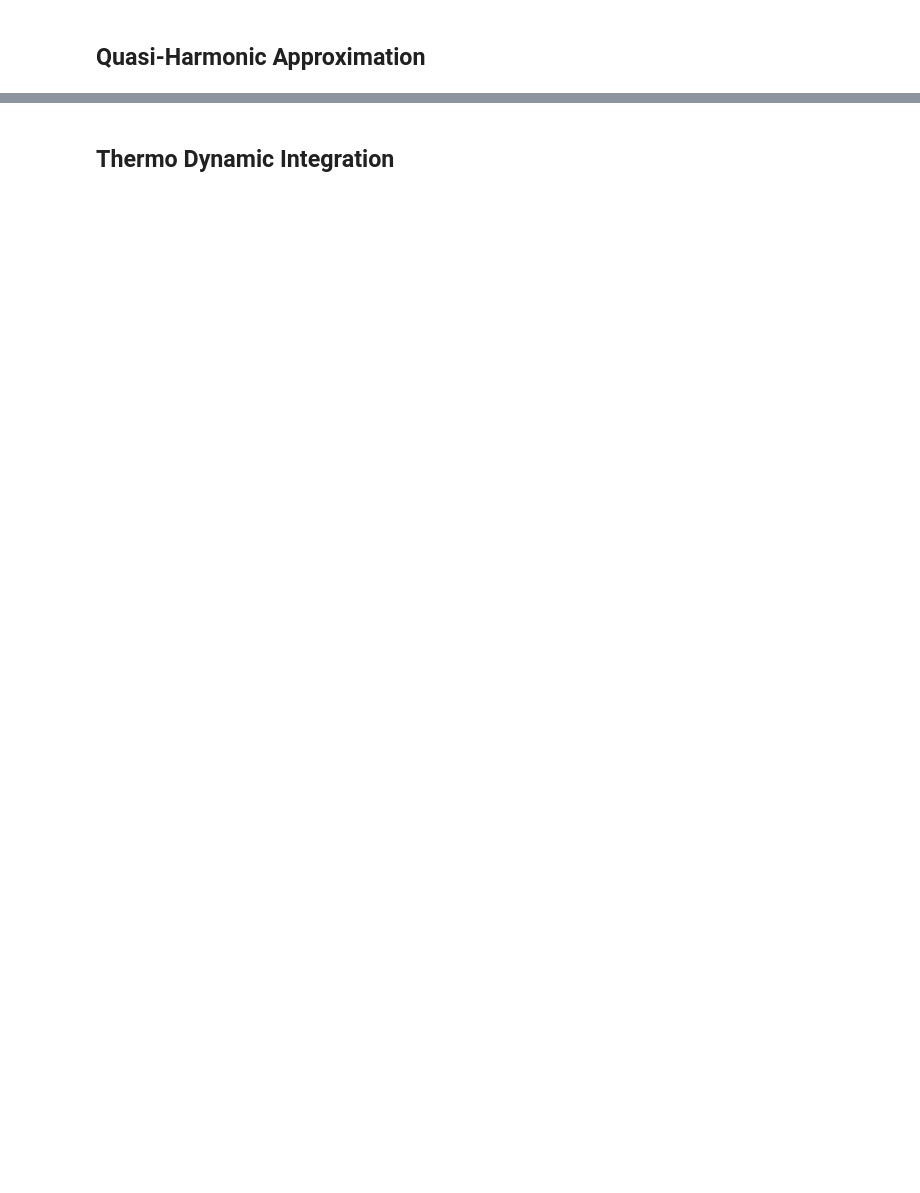
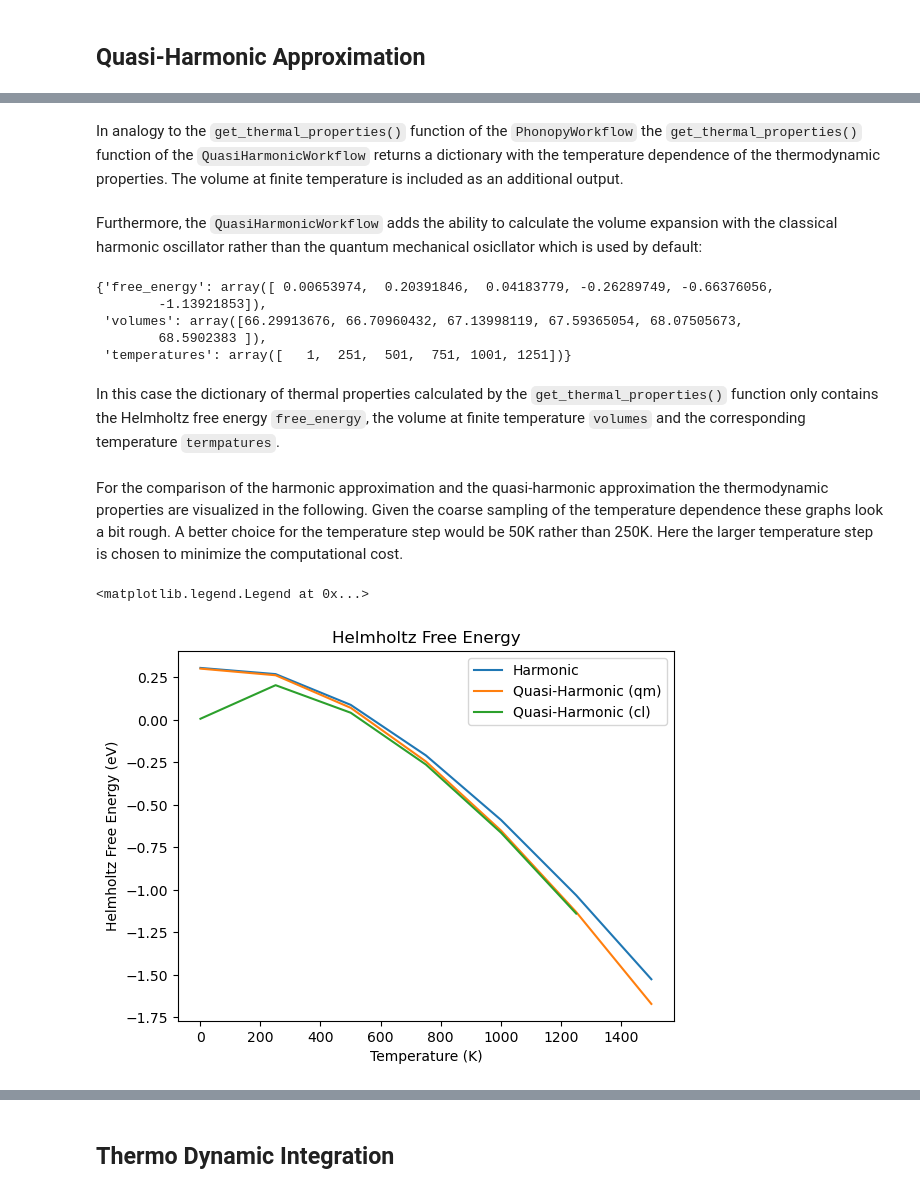
Before and after one commit to pyiron/atomistics, a Jupyter notebook: notebooks/free_energy_calculation.ipynb, the cells around one changed output, grey strips where cells are left out. Saved outputs shown, nothing was run; the diff lists cells and outputs as text; code cells hidden in the pictures; blank space fills up the shorter version.

```diff
--- a/notebooks/free_energy_calculation.ipynb
+++ b/notebooks/free_energy_calculation.ipynb
@@ -97,0 +133,38 @@ temperature_lst = term_qh_dict['temperatures']
+# %% [markdown]
+In analogy to the `get_thermal_properties()` function of the `PhonopyWorkflow` the `get_thermal_properties()` function of the `QuasiHarmonicWorkflow` returns a dictionary with the temperature dependence of the thermodynamic properties. The volume at finite temperature is included as an additional output.
+# %% [markdown]
+Furthermore, the `QuasiHarmonicWorkflow` adds the ability to calculate the volume expansion with the classical harmonic oscillator rather than the quantum mechanical osicllator which is used by default:
+# %%
+term_qh_cl_dict = workflow_qh.get_thermal_properties(
+    t_min=1,
+    t_max=1500,
+    t_step=250,
+    temperatures=None,
+    cutoff_frequency=None,
+    pretend_real=False,
+    band_indices=None,
+    is_projection=False,
+    quantum_mechanical=False,
+)
+term_qh_cl_dict
+# %% [output]
+{'free_energy': array([ 0.00653974,  0.20391846,  0.04183779, -0.26289749, -0.66376056,
+        -1.13921853]),
+ 'volumes': array([66.29913676, 66.70960432, 67.13998119, 67.59365054, 68.07505673,
+        68.5902383 ]),
+ 'temperatures': array([   1,  251,  501,  751, 1001, 1251])}
+# %% [markdown]
+In this case the dictionary of thermal properties calculated by the `get_thermal_properties()` function only contains the Helmholtz free energy `free_energy`, the volume at finite temperature `volumes` and the corresponding temperature `termpatures`.
+# %% [markdown]
+For the comparison of the harmonic approximation and the quasi-harmonic approximation the thermodynamic properties are visualized in the following. Given the coarse sampling of the temperature dependence these graphs look a bit rough. A better choice for the temperature step would be 50K rather than 250K. Here the larger temperature step is chosen to minimize the computational cost.
+# %%
+plt.title("Helmholtz Free Energy")
+plt.plot(term_base_dict['temperatures'], term_base_dict['free_energy'], label="Harmonic")
+plt.plot(term_qh_dict['temperatures'], term_qh_dict['free_energy'], label="Quasi-Harmonic (qm)")
+plt.plot(term_qh_cl_dict['temperatures'], term_qh_cl_dict['free_energy'], label="Quasi-Harmonic (cl)")
+plt.xlabel("Temperature (K)")
+plt.ylabel("Helmholtz Free Energy (eV)")
+plt.legend()
+# %% [output]
+<matplotlib.legend.Legend at 0x...>
+[figure, added]
```
Also changed, not shown: parts of 28 cells of this notebook, 7 other files.
